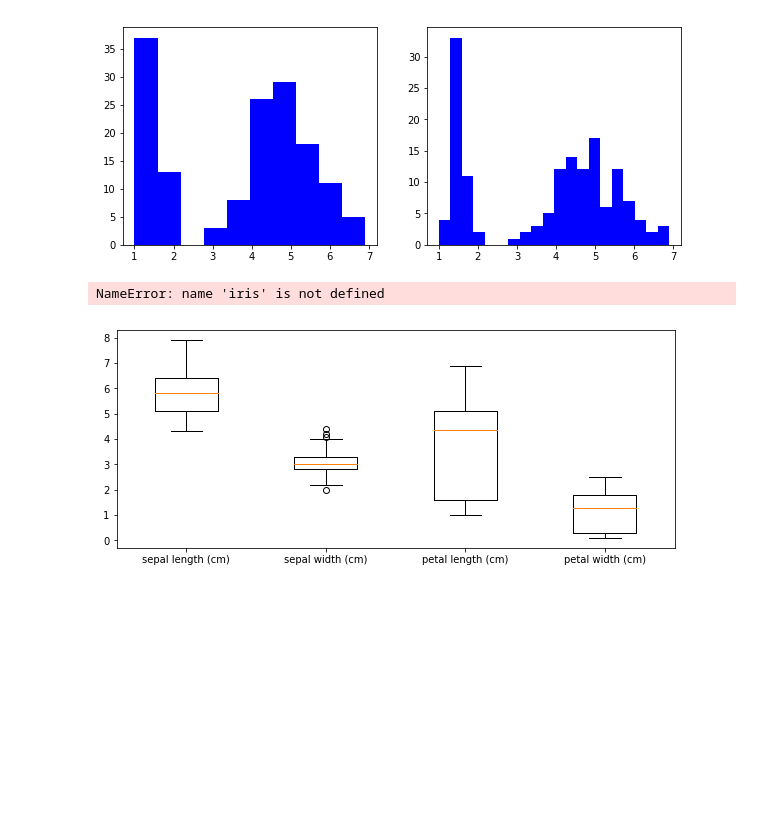
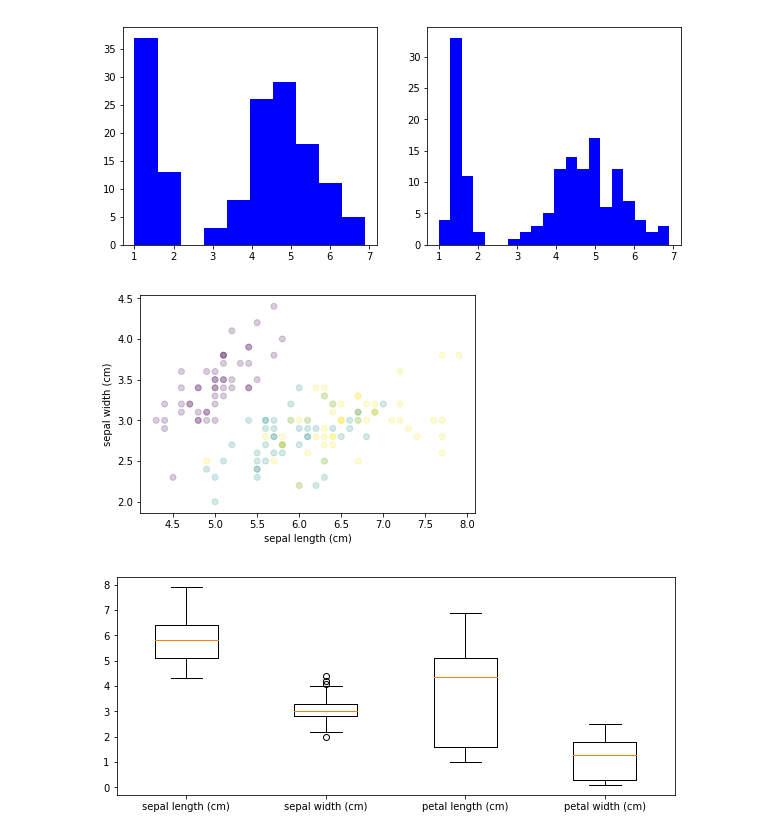
Before and after one commit to thejungwon/bigdata-analysis-programming, a Jupyter notebook: practice/week-06/W06_3_Iris_data.ipynb, the cells around one changed output. Saved outputs shown, nothing was run; the diff lists cells and outputs as text; code cells hidden in the pictures; blank space fills up the shorter version.

```diff
--- a/practice/week-06/W06_3_Iris_data.ipynb
+++ b/practice/week-06/W06_3_Iris_data.ipynb
@@ -75,11 +75,11 @@ axes[1].hist(x, bins = 20, color = "blue")
 [figure]
 # %%
 
-plt.scatter(data.data[0], data.data[1], alpha=0.2, c=iris.target, cmap='viridis')
+plt.scatter(data.data[:,0], data.data[0:,1], alpha=0.2, c=data.target, cmap='viridis')
 plt.xlabel(data.feature_names[0])
-plt.ylabel(iris.feature_names[1]);
+plt.ylabel(data.feature_names[1]);
 # %% [output]
-NameError: name 'iris' is not defined
+[figure, added]
 # %%
 fig, axes = plt.subplots(figsize = (10, 4))
 axes.boxplot(data.data,labels=data.feature_names)
```
Also changed, not shown: 1 other file.
